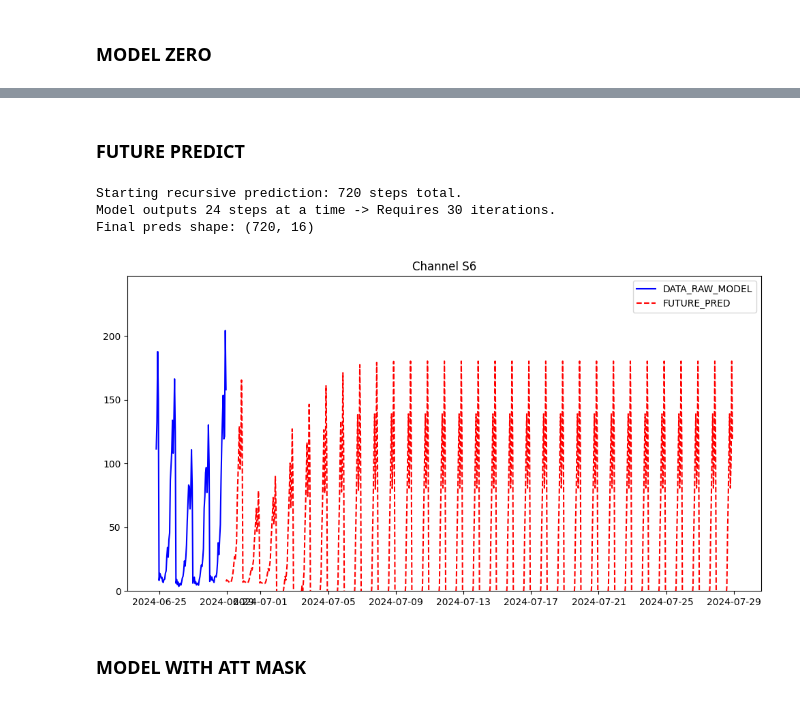
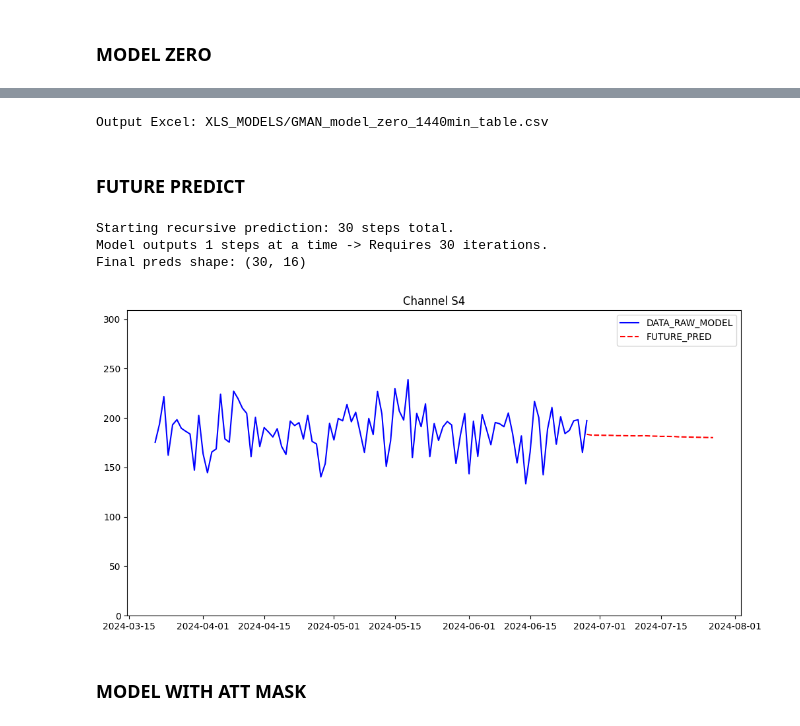
Before and after one commit to vmasuero/AFE, a Jupyter notebook: Modular/Model_GMAN_v2.2.ipynb, the cells around one changed output, grey strips where cells are left out. Drawn from its saved outputs; the diff is of its cells as text; code cells hidden in the pictures.

```diff
--- a/Modular/Model_GMAN_v2.2.ipynb
+++ b/Modular/Model_GMAN_v2.2.ipynb
@@ -26,8 +26,8 @@ RAW_DATA_PATH = 'Sim_Raw_data.parquet'
 GRAPH_DATA_PATH = 'Sim_Graph.json'
 DIR_TRAINED = "TRAINED_MODELS"
 
-SAMPLING = '60min'
-SAMPLING_MIN = 60
+SAMPLING = '1440min'
+SAMPLING_MIN = 1440
 MONTHS_HISTORY = 8
 # %% [markdown]
 # CREATION GRAPH
@@ -345,7 +345,7 @@ LR = 0.001
 #FREQ_MINUTES = FREQ_H*60
 
 NUM_NODES = len(NODE_LIST)
-HIST_STEPS = int(4*(24*60/SAMPLING_MIN))          # 2 days
+HIST_STEPS = int(30*(24*60/SAMPLING_MIN))          # 4 days
 PRED_STEPS = int(1*(24*60/SAMPLING_MIN))          # 1 day
 INPUT_DIM = 1
 OUTPUT_DIM = 1
@@ -2565,3 +2559,9 @@ Validation RMSE: 56.96960607050439
+# %%
+_output_excel = f'XLS_MODELS/GMAN_{PREFIX_MODEL}_{SAMPLING}_table.csv'
+print(f"Output Excel: {_output_excel}")
+ERR_TABLE_NODE.to_csv(_output_excel, sep=';')
+# %% [output]
+Output Excel: XLS_MODELS/GMAN_model_zero_1440min_table.csv
 # %% [markdown]
 ### FUTURE PREDICT
 # %%
@@ -2643,41 +2643,41 @@ def predict_n_steps_future(model, dataloader, n_steps, scaler_mean, scaler_std,
     print(f"Final preds shape: {final_preds_np.shape}")
 
     # Trim excess steps (since we predict in chunks of 'pred_len')
     final_preds_np = final_preds_np[:n_steps, :]
 
     return final_preds_np
 
 
 OFFSET = DATA_RAW_MODEL.index[-1]
 FUTURE_STEPS = 30*PRED_STEPS
 
 FUTURE_PRED = pd.DataFrame(
     predict_n_steps_future(MODEL, TSS_VAL_DL, FUTURE_STEPS, SCALER_MEAN_T, SCALER_STD_T),
     columns=NODE_LIST,
     index=pd.date_range(
         start=OFFSET,
         periods=FUTURE_STEPS,
         freq=SAMPLING
     )
 )
 
 rand_channel = choice(NODE_LIST)
 
 plt.figure(figsize=(12, 6))
-#plt.plot(DATA_RAW_MODEL[rand_channel].resample('D').max().iloc[-100:], color='blue', linestyle='-', label='DATA_RAW_MODEL')
-#plt.plot(FUTURE_PRED[rand_channel].resample('D').max(), color='red', linestyle='--', label='FUTURE_PRED')
-plt.plot(DATA_RAW_MODEL[rand_channel].iloc[-100:], color='blue', linestyle='-', label='DATA_RAW_MODEL')
-plt.plot(FUTURE_PRED[rand_channel], color='red', linestyle='--', label='FUTURE_PRED')
+plt.plot(DATA_RAW_MODEL[rand_channel].resample('D').max().iloc[-100:], color='blue', linestyle='-', label='DATA_RAW_MODEL')
+plt.plot(FUTURE_PRED[rand_channel].resample('D').max(), color='red', linestyle='--', label='FUTURE_PRED')
+#plt.plot(DATA_RAW_MODEL[rand_channel].iloc[-100:], color='blue', linestyle='-', label='DATA_RAW_MODEL')
+#plt.plot(FUTURE_PRED[rand_channel], color='red', linestyle='--', label='FUTURE_PRED')
 plt.title(f'Channel {rand_channel}')
 plt.ylim(0, DATA_RAW_MODEL[rand_channel].max()*1.1)
 
 plt.legend()
 plt.show()
 # %% [output]
-Starting recursive prediction: 720 steps total.
-Model outputs 24 steps at a time -> Requires 30 iterations.
-Final preds shape: (720, 16)
+Starting recursive prediction: 30 steps total.
+Model outputs 1 steps at a time -> Requires 30 iterations.
+Final preds shape: (30, 16)
-[figure, old version]
+[figure, new version]
 # %% [markdown]
 ### MODEL WITH ATT MASK
 # %%
```
Also changed, not shown: parts of 17 cells of this notebook, 19 other files.
